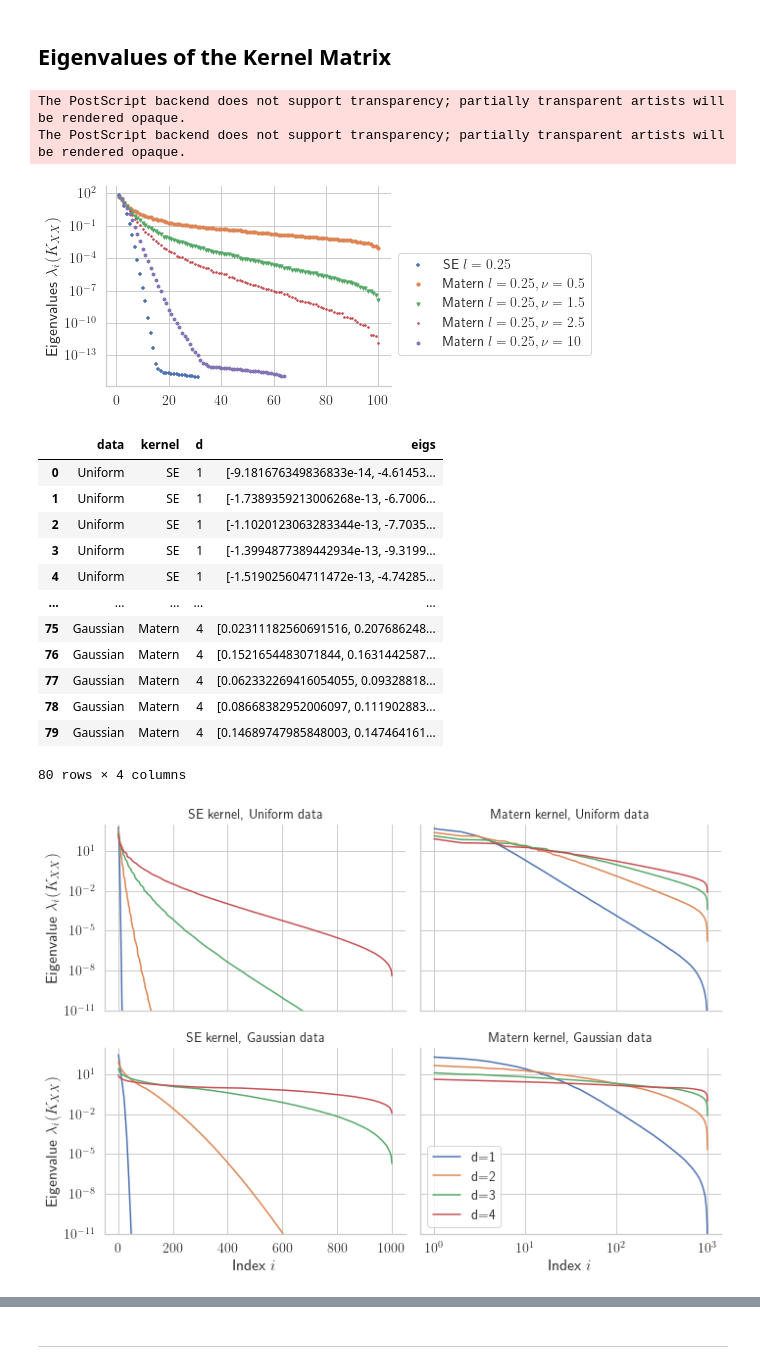
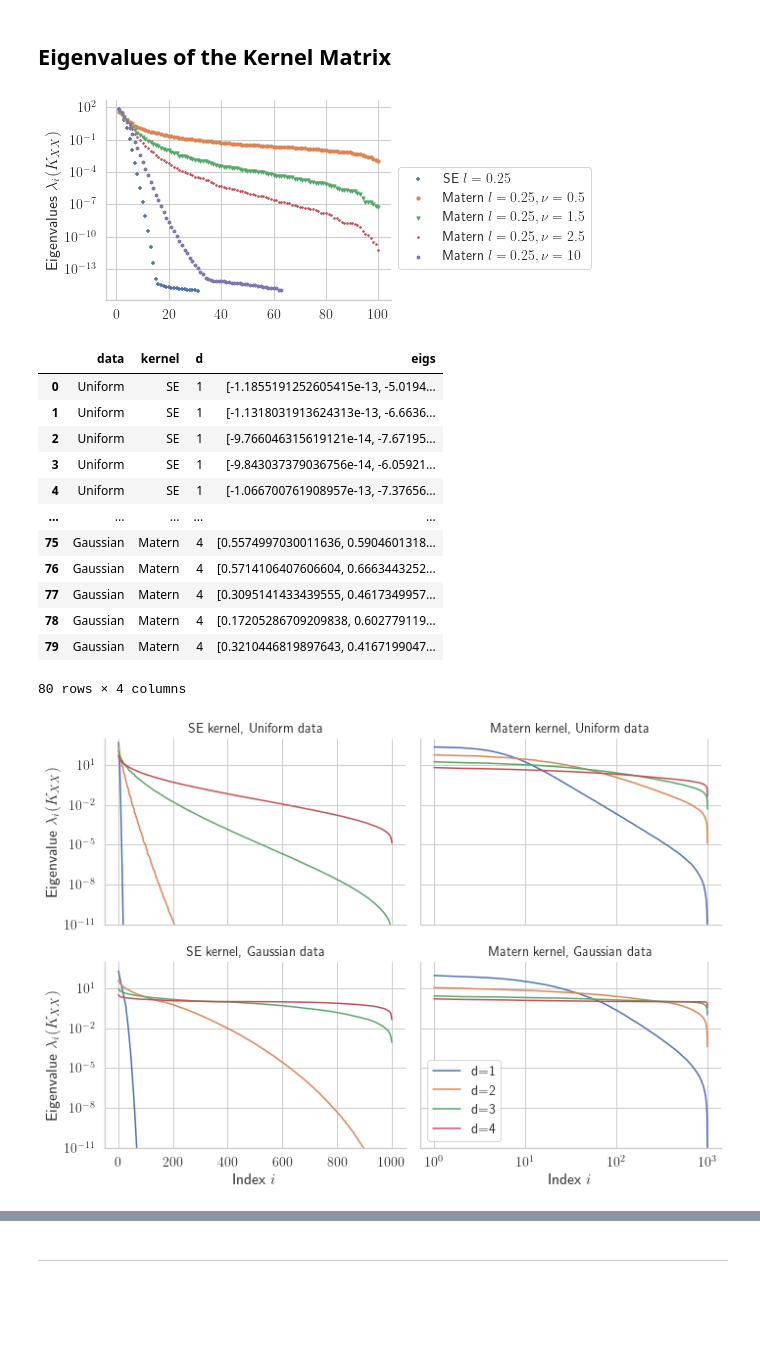
Before and after one commit to matthiaszeller/GP-linalg, a Jupyter notebook: notebook/Numerical experiments.ipynb, the cells around one changed output, grey strips where cells are left out. Saved outputs shown, nothing was run; the diff lists cells and outputs as text; code cells hidden in the pictures; blank space fills up the shorter version.

```diff
--- a/notebook/Numerical experiments.ipynb
+++ b/notebook/Numerical experiments.ipynb
@@ -67,14 +103,16 @@ from sklearn.metrics import pairwise_distances
 # %%
 n = 500
 x = torch.linspace(0, 2, n)
-sigma2 = 0.05
 
 _, ax = plt.subplots(1, 2, figsize=(12, 3.5))
 ls = [':', '-', '--', '-.']
 for i, (kernel, desc, params) in enumerate(kernels):
-    # Plot covariance
-    p = torch.tensor([sigma2, *params.values()])
+    # Kernel hyperparameters
+    # The noise variance does not need to be set here, use NaN
+    p = torch.tensor([np.nan, *params.values()])
+    # Compute kernel
     K = kernel(x).compute_kernel(p)
+    # Plot kernel in function of distance
     ax[0].plot(x[:int(n/2)], K[:int(n/2), 0], label=get_kernel_label(desc, params), ls=ls[i])
 
     # Sample prior
@@ -130,9 +166,7 @@ plt.legend(bbox_to_anchor=(1., .7));
 process_figure('kernel_eigenvalues')
 #plt.xlim([0, 100])
 # %% [output]
-The PostScript backend does not support transparency; partially transparent artists will be rendered opaque.
-The PostScript backend does not support transparency; partially transparent artists will be rendered opaque.
-[figure, old version]
+[figure, new version]
 # %%
 n = 1000
 sigma2 = 0.1
@@ -140,8 +174,8 @@ sigma2 = 0.1
 kernels = [
     # | --- class object ---| |-- name -|  |-- parameters ----|
     #(SquaredExponentialKernel, 'SE',     {'lengthscale': 0.1}),
-    (SquaredExponentialKernel, 'SE',     {'lengthscale': 0.25}),
-    (MaternKernel,             'Matern', {'lengthscale': 0.25, 'nu': 1.5})
+    (SquaredExponentialKernel, 'SE',     {'lengthscale': 0.1}),
+    (MaternKernel,             'Matern', {'lengthscale': 0.1, 'nu': 1.5})
 ]
 
 data = [
@@ -151,9 +185,7 @@ data = [
 reps = 5
 results = []
 # Loop over the data distributions
-for ax, (desc, gen_data) in zip(axes, data):
-    ax[0].set_ylabel(desc)
-
+for (desc, gen_data) in data:
     # Loop over the kernels
     for i, (kernel, desc_kernel, params) in enumerate(kernels):
         # Loop over the data dimension
@@ -172,15 +204,25 @@ df = pd.DataFrame(results)
 df
 # %% [output]
 |  | data | kernel | d | eigs |
-| 0 | Uniform | SE | 1 | [-9.181676349836833e-14, -4.61453... |
-| 1 | Uniform | SE | 1 | [-1.7389359213006268e-13, -6.7006... |
-| 2 | Uniform | SE | 1 | [-1.1020123063283344e-13, -7.7035... |
-| 3 | Uniform | SE | 1 | [-1.3994877389442934e-13, -9.3199... |
-| 4 | Uniform | SE | 1 | [-1.519025604711472e-13, -4.74285... |
+| 0 | Uniform | SE | 1 | [-1.1855191252605415e-13, -5.0194... |
+| 1 | Uniform | SE | 1 | [-1.1318031913624313e-13, -6.6636... |
+| 2 | Uniform | SE | 1 | [-9.766046315619121e-14, -7.67195... |
+| 3 | Uniform | SE | 1 | [-9.843037379036756e-14, -6.05921... |
+| 4 | Uniform | SE | 1 | [-1.066700761908957e-13, -7.37656... |
 | ... | ... | ... | ... | ... |
-| 75 | Gaussian | Matern | 4 | [0.02311182560691516, 0.207686248... |
-| 76 | Gaussian | Matern | 4 | [0.1521654483071844, 0.1631442587... |
-| 77 | Gaussian | Matern | 4 | [0.062332269416054055, 0.09328818... |
-| 78 | Gaussian | Matern | 4 | [0.08668382952006097, 0.111902883... |
-| 79 | Gaussian | Matern | 4 | [0.14689747985848003, 0.147464161... |
+| 75 | Gaussian | Matern | 4 | [0.5574997030011636, 0.5904601318... |
+| 76 | Gaussian | Matern | 4 | [0.5714106407606604, 0.6663443252... |
+| 77 | Gaussian | Matern | 4 | [0.3095141433439555, 0.4617349957... |
+| 78 | Gaussian | Matern | 4 | [0.17205286709209838, 0.602779119... |
+| 79 | Gaussian | Matern | 4 | [0.3210446819897643, 0.4167199047... |
 80 rows × 4 columns
+# %%
+def get_slope(x, y, logx=False):
+    mask = y > 1e-11
+    x, y = x[mask], y[mask]
+    if logx:
+        x = np.log(x)
+    y = np.log(y)
+
+    slope = np.polyfit(x, y, 1)[0]
+    return slope
@@ -187,29 +249,36 @@ df
 # %%
 _, ax = plt.subplots(2, 2, figsize=(10, 7), sharey=True, sharex='col')
 
 kernels = ['SE', 'Matern']
 dists = ['Uniform', 'Gaussian']
 
 artists = []
 for i, k in enumerate(kernels):
     for j, dist in enumerate(dists):
+        slope_dim1 = None
         for d in range(1,5):
             sub = df[(df.data==dist) & (df.kernel==k) & (df.d==d)]
             eigs = np.stack(sub.eigs)[:, ::-1]
             indices = np.arange(1, eigs.shape[1]+1)
             a = ax[j, i]
             mu, sd = eigs.mean(axis=0), eigs.std(axis=0)
+
+            if d == 1:
+                slope_dim1 = get_slope(indices, mu)
+            #plot_slope(indices, mu, a, slope_dim1, d)
+
             a.semilogy(indices, mu, label=f'd={d}')
             #a.fill_between(indices, mu, mu-sd, mu+sd)
             a.set_title(f'{k} kernel, {dist} data')
             a.set_ylim((1e-11, 1e3))
             if k == 'Matern':
                 a.set_xscale('log')
 
+
 for a in ax[-1, :]: a.set_xlabel('Index $i$')
 for a in ax[:, 0]: a.set_ylabel('Eigenvalue $\lambda_i(K_{XX})$')
 plt.legend()
 plt.tight_layout()
 process_figure('kernel_eigvals')
 # %% [output]
-[figure, old version]
+[figure, new version]
```
Also changed, not shown: parts of 152 cells of this notebook.
